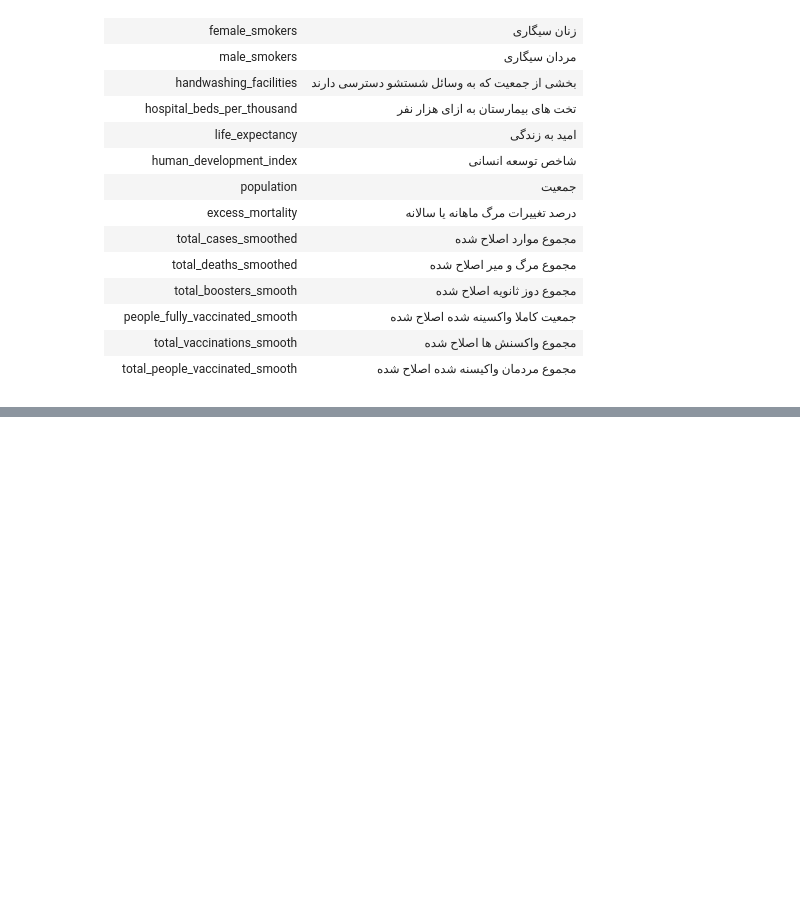
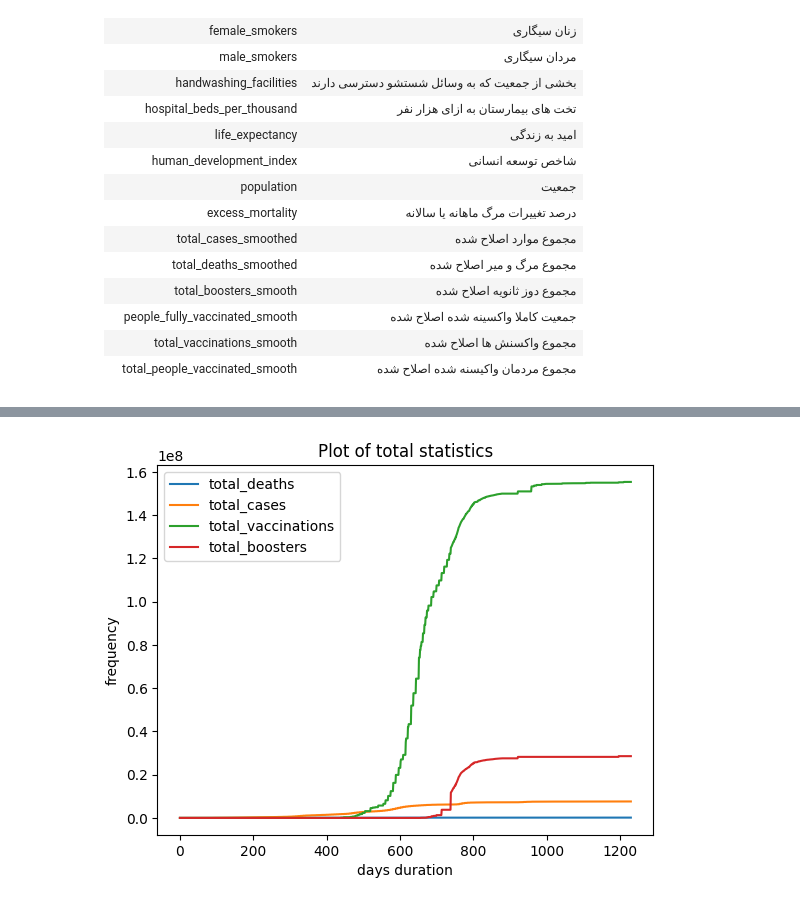
Before and after one commit to MAKEgroup/Covid_19_Propagation, a Jupyter notebook: Project/Data_Monitoring.ipynb, the cells around one changed output, grey strips where cells are left out. Saved outputs shown, nothing was run; the diff lists cells and outputs as text; code cells hidden in the pictures; blank space fills up the shorter version.

```diff
--- a/Project/Data_Monitoring.ipynb
+++ b/Project/Data_Monitoring.ipynb
@@ -142,0 +130,14 @@ plt.show()
+# %%
+plt.plot((Iran_data["total_deaths"]) , label="total_deaths")
+plt.plot((Iran_data["total_cases"]) , label="total_cases")
+plt.plot((Iran_data["total_vaccinations"]) , label="total_vaccinations")
+plt.plot((Iran_data["total_boosters"]) , label="total_boosters")
+
+plt.title('Plot of total statistics')
+plt.xlabel('days duration')
+plt.ylabel('frequency')
+plt.legend()
+
+plt.show()
+# %% [output]
+[figure, added]
```
Also changed, not shown: parts of 16 cells of this notebook.
